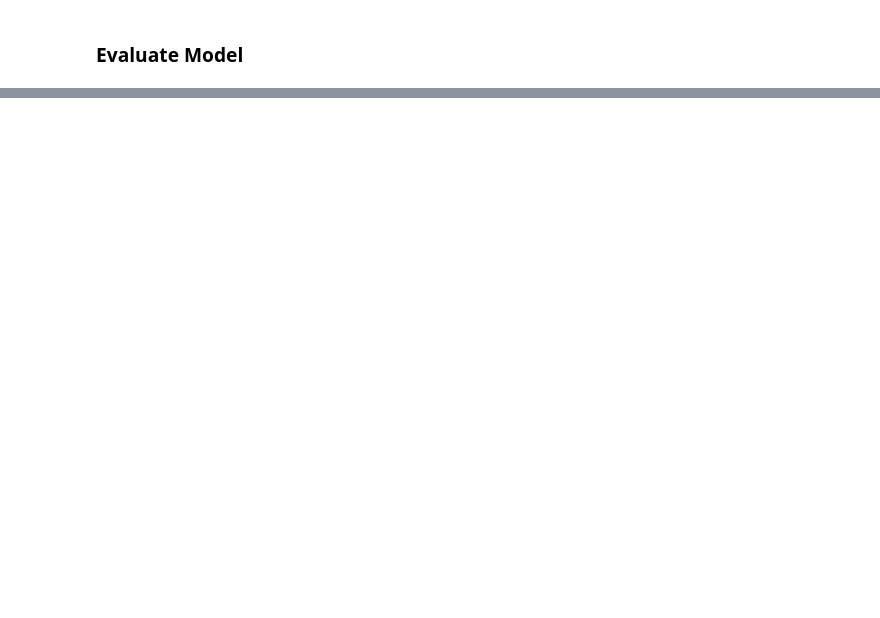
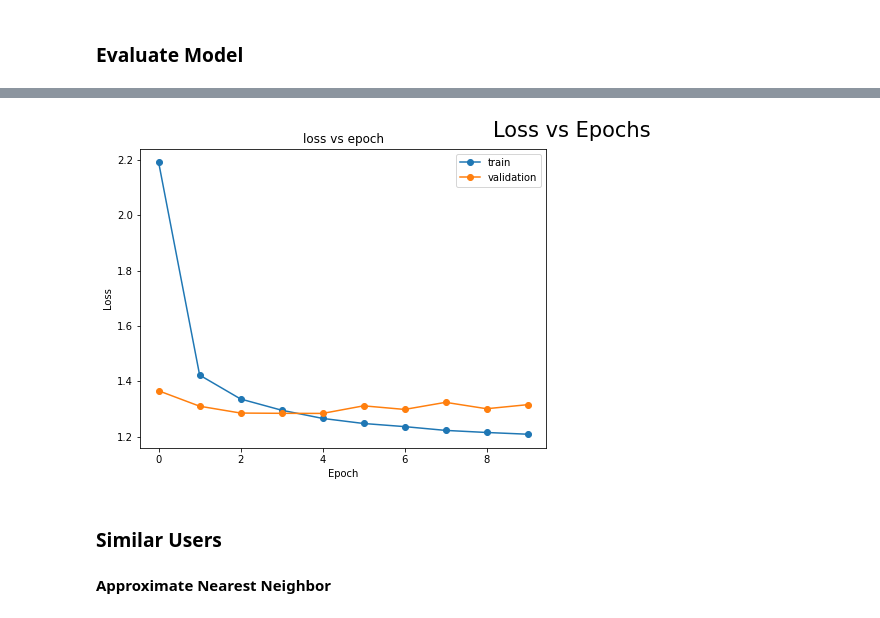
Before and after one commit to Tsmith5151/recommendation-systems, a Jupyter notebook: notebooks/matrix_factorization.ipynb, the cells around one changed output, grey strips where cells are left out. Cells and saved outputs as stored; diff of their text form; code cells hidden in the pictures; blank space fills up the shorter version.

```diff
--- a/notebooks/matrix_factorization.ipynb
+++ b/notebooks/matrix_factorization.ipynb
@@ -145,0 +263,14 @@ item_embeddings = weights[1]
+# %%
+%autoreload
+from recommenders.matrix_factorization import DeepMatrixFactorization
+NMF = NeuralMatrixFactorization(unique_users,
+                             unique_items,
+                             embedding_dim=64,
+                             epochs=10,
+                             batch_size=100,
+                             layers=[128,64,32,18],
+                             dropout=0.10)
+# %%
+%autoreload
+history2 = NMF.train([train['user_id_encoded'],train['item_id_encoded']], train['rating'])
+model2 = NMF.model
@@ -145,0 +323,9 @@ item_embeddings = weights[1]
+# %%
+%autoreload
+plot_metrics(history2,metrics=['loss'])
+# %% [output]
+[figure, added]
+# %% [markdown]
+### Similar Users
+# %% [markdown]
+**Approximate Nearest Neighbor**
```
Also changed, not shown: parts of 52 cells of this notebook, 2 other files.
